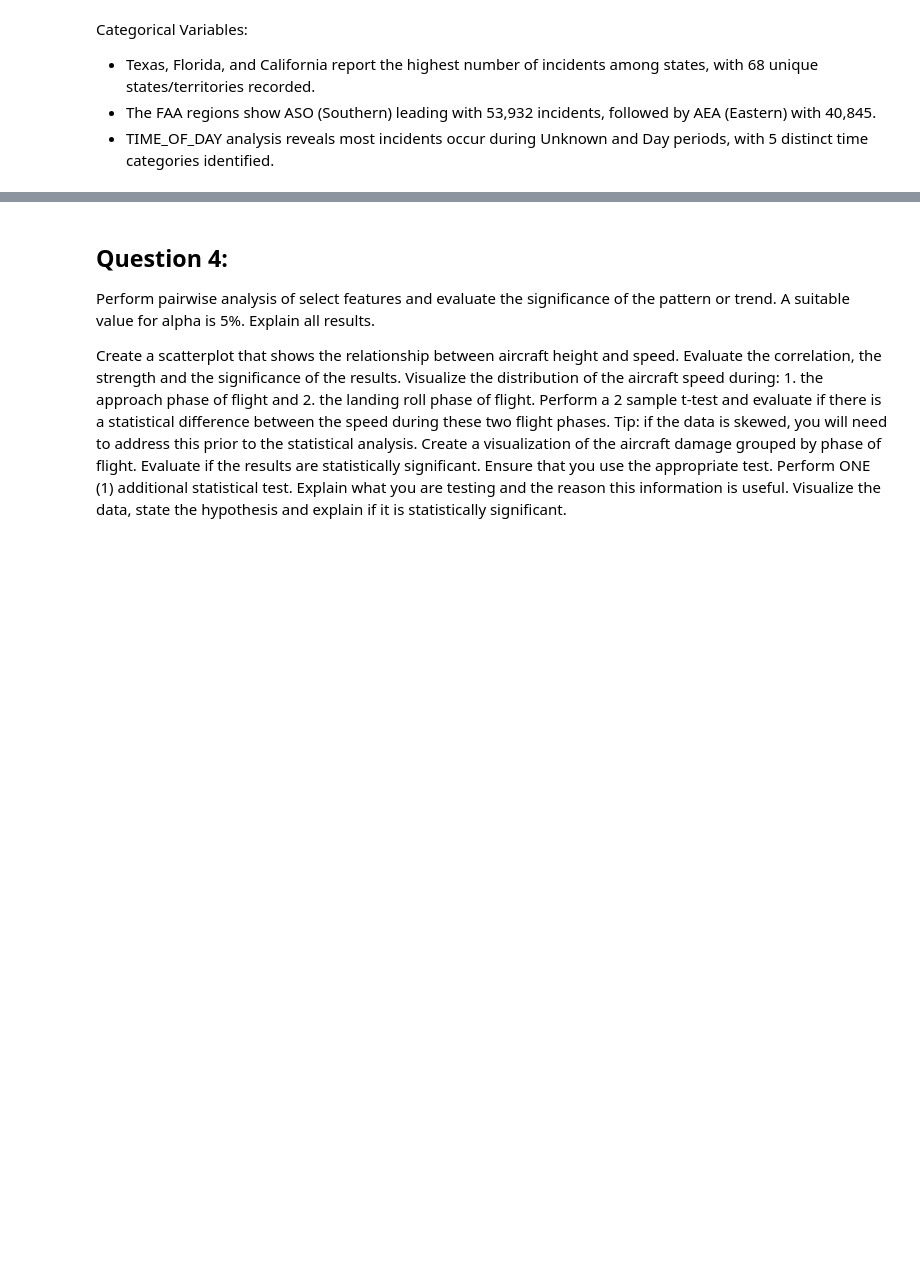
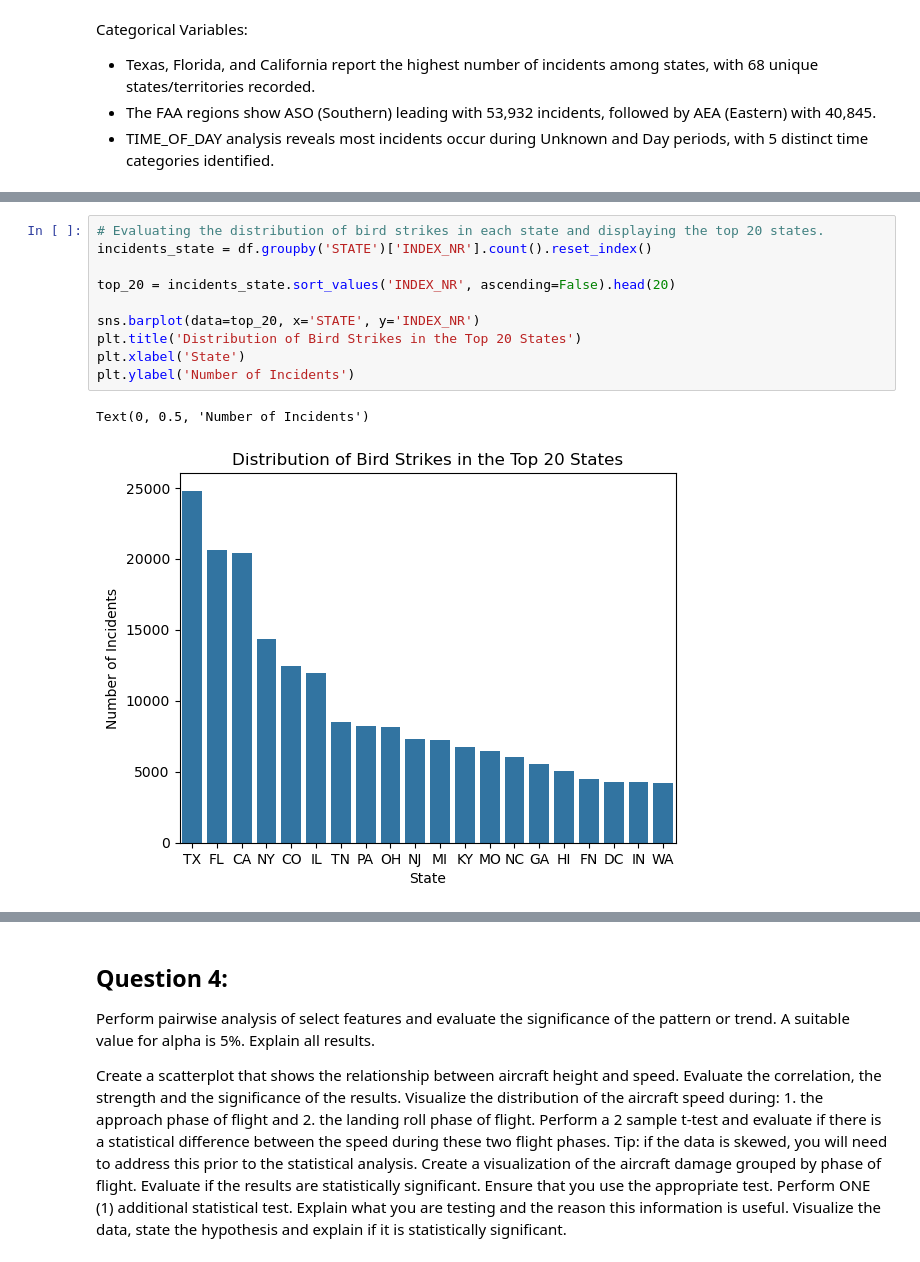
Before and after one commit to Halfgear/DS3000-Group-Project-2, a Jupyter notebook: DS3000.Practicum.2.ipynb, the cells around one changed output, grey strips where cells are left out. Cells and saved outputs as stored; diff of their text form; blank space fills up the shorter version.

```diff
--- a/DS3000.Practicum.2.ipynb
+++ b/DS3000.Practicum.2.ipynb
@@ -199,0 +212,13 @@ Ensure that you either : 1. perform a comparative analysis by evaluating 3 or mo
+# %%
+# Evaluating the distribution of bird strikes in each state and displaying the top 20 states.
+incidents_state = df.groupby('STATE')['INDEX_NR'].count().reset_index()
+
+top_20 = incidents_state.sort_values('INDEX_NR', ascending=False).head(20)
+
+sns.barplot(data=top_20, x='STATE', y='INDEX_NR')
+plt.title('Distribution of Bird Strikes in the Top 20 States')
+plt.xlabel('State')
+plt.ylabel('Number of Incidents')
+# %% [output]
+Text(0, 0.5, 'Number of Incidents')
+[figure, added]
```
Also changed, not shown: parts of 13 cells of this notebook.
